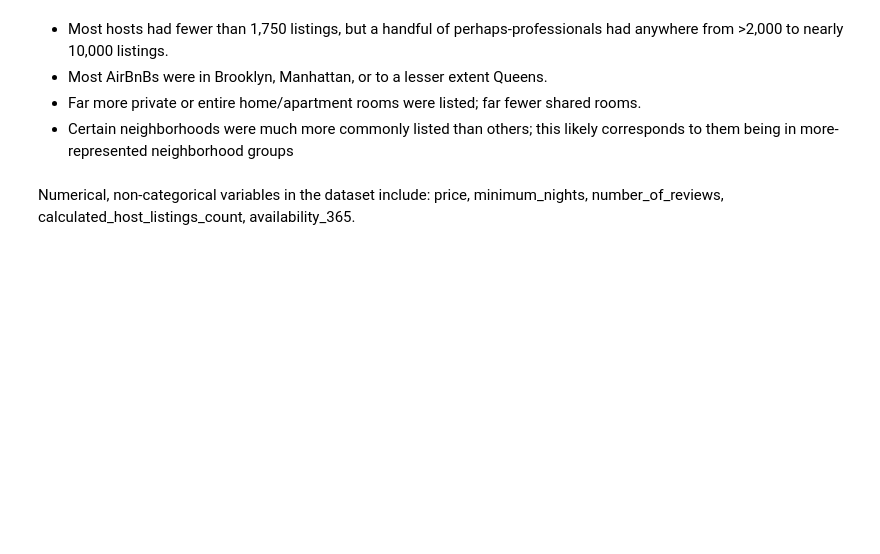
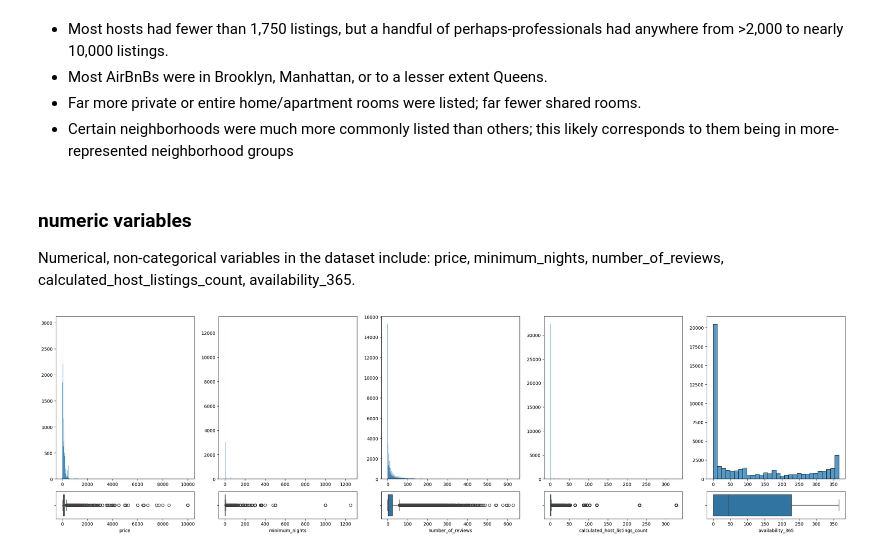
Before and after one commit to 4GeeksAcademy/machine-learning-python-template-NWinocur, a Jupyter notebook: src/explore.ipynb, the cells around one changed output. Cells and saved outputs as stored; diff of their text form; code cells hidden in the pictures; blank space fills up the shorter version.

Commit message:
Added numerical variable analysis

```diff
--- a/src/explore.ipynb
+++ b/src/explore.ipynb
@@ -142,4 +143,24 @@ plt.show()
 - Far more private or entire home/apartment rooms were listed; far fewer shared rooms.
 - Certain neighborhoods were much more commonly listed than others; this likely corresponds to them being in more-represented neighborhood groups
 # %% [markdown]
+### numeric variables
+
 Numerical, non-categorical variables in the dataset include: price, minimum_nights, number_of_reviews, calculated_host_listings_count, availability_365.
+# %%
+numeric_variables = ["price", "minimum_nights", "number_of_reviews", "calculated_host_listings_count", "availability_365"]
+fig, axis = plt.subplots(2, len(numeric_variables), figsize = (25, 7), gridspec_kw={'height_ratios': [6, 1]})
+
+# Creating a multiple figure with histograms and box plots
+temp_column_index = 0
+for each_numeric_variable in numeric_variables:
+    sns.histplot(ax = axis[0, temp_column_index], data = raw_data, x = f"{each_numeric_variable}").set(xlabel = None,  ylabel = None)
+    sns.boxplot(ax = axis[1, temp_column_index], data = raw_data, x = f"{each_numeric_variable}")
+    temp_column_index += 1
+
+# Adjust the layout
+plt.tight_layout()
+
+# Show the plot
+plt.show()
+# %% [output]
+[figure, added]
```
Also changed, not shown: parts of 4 cells of this notebook.
